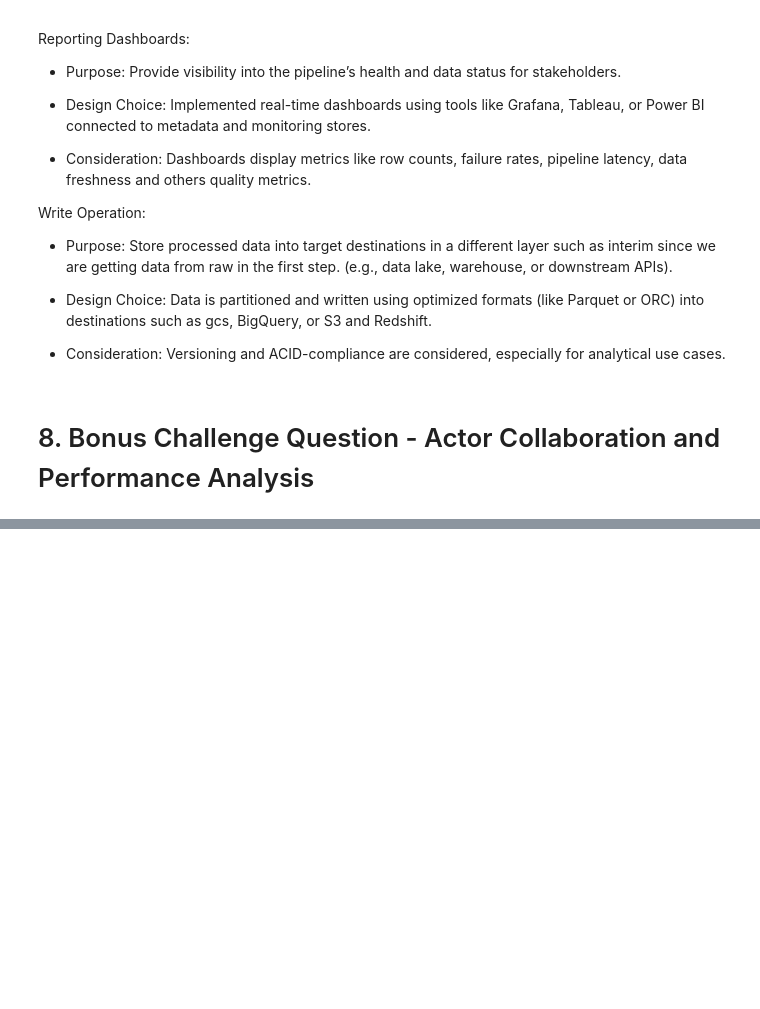
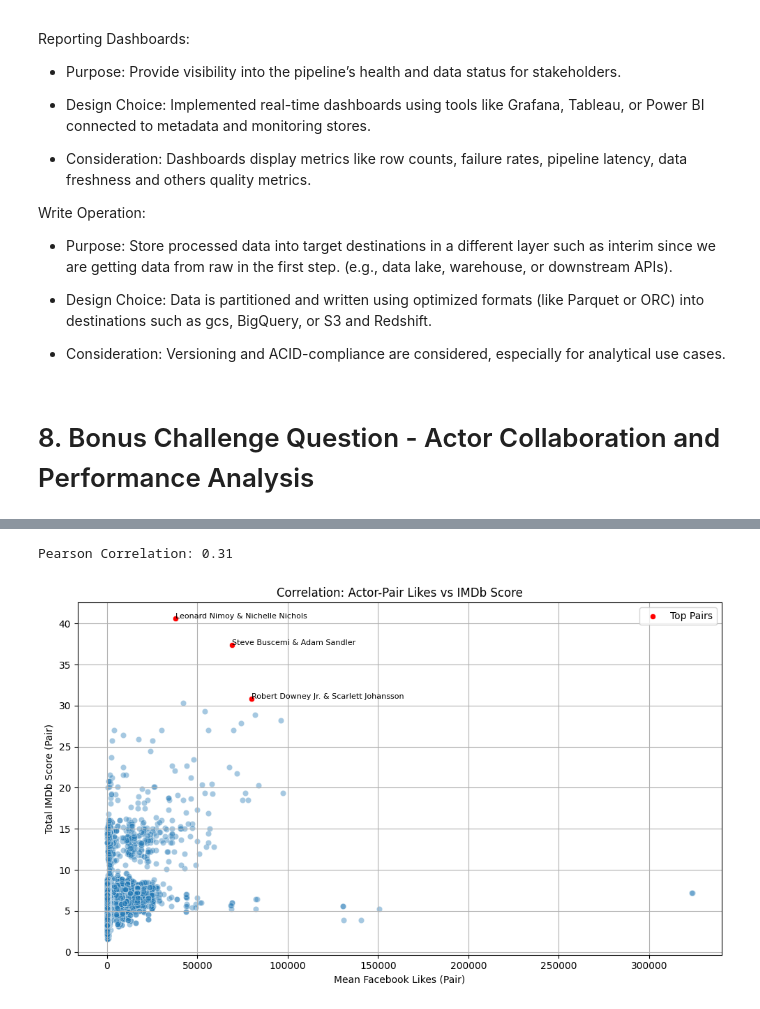
Before and after one commit to brunoVnonato/pyyne_data_eng_test, a Jupyter notebook: movie_metadata_pipeline.ipynb, the cells around one changed output, grey strips where cells are left out. Drawn from its saved outputs; the diff is of its cells as text; code cells hidden in the pictures; blank space fills up the shorter version.

```diff
--- a/movie_metadata_pipeline.ipynb
+++ b/movie_metadata_pipeline.ipynb
@@ -48,6 +53,14 @@ class MoviesMetadataModel(BaseModel):
 # %%
 def percentage_missing(data):
     """
+    Calculate the percentage of missing values for each column in a DataFrame.
+
+    Parameters:
+        data (pd.DataFrame): The input pandas DataFrame to analyze.
+
+    Returns:
+        pd.Series: A Series where each element represents the percentage of
+                   missing values for the corresponding column in the DataFrame.
     """
 
     missing = data.isna().sum()
@@ -59,7 +72,15 @@ def percentage_missing(data):
 def del_spaces(data:pd.DataFrame)->pd.DataFrame:
 
     """
+    Remove leading and trailing whitespace from all string values in a DataFrame.
+
+    Parameters:
+        data (pd.DataFrame): The input DataFrame containing string and non-string values.
+
+    Returns:
+        pd.DataFrame: A new DataFrame with whitespace stripped from all string entries.
     """
+
     if isinstance(data, str):
         return data.strip()
     return data
@@ -67,6 +88,13 @@ def del_spaces(data:pd.DataFrame)->pd.DataFrame:
 def del_duplicates(data:pd.DataFrame)->pd.DataFrame:
 
     """
+    Remove duplicate rows from a DataFrame.
+
+    Parameters:
+        data (pd.DataFrame): The input DataFrame from which duplicate rows should be removed.
+
+    Returns:
+        pd.DataFrame: A new DataFrame with duplicate rows removed.
     """
     data=data.drop_duplicates()
 
@@ -75,7 +103,18 @@ def del_duplicates(data:pd.DataFrame)->pd.DataFrame:
 def fill_missing_zero(data:pd.DataFrame, columns_to_fill:list)->pd.DataFrame:
 
     """
+    Fill missing values in specified columns with zero and apply logic-based imputation for the 'color' column.
+
+    Parameters:
+        data (pd.DataFrame): The input DataFrame containing missing values.
+        columns_to_fill (list): A list of column names where missing values should be filled with 0.
+
+    Returns:
+        pd.DataFrame: The updated DataFrame with specified columns filled with 0, and the 'color' column
+                      filled with 'Color' where 'title_year' is greater than or equal to 1970.
+
     """
+    # Filling NA
     data[columns_to_fill]=data[columns_to_fill].fillna(0)
 
     # Filling Color
@@ -86,6 +125,13 @@ def fill_missing_zero(data:pd.DataFrame, columns_to_fill:list)->pd.DataFrame:
 def drop_nulls(data:pd.DataFrame)->pd.DataFrame:
 
     """
+    Drop all rows from the DataFrame that contain any missing (NaN) values.
+
+    Parameters:
+        data (pd.DataFrame): The input DataFrame from which rows with missing values should be removed.
+
+    Returns:
+        pd.DataFrame: A new DataFrame with all rows containing NaN values dropped.
     """
     data=data.dropna()
     return data
@@ -845,0 +1034,7 @@ Write Operation:
+# %%
+imdb_matrix, like_matrix, index_actor, _ = build_coacting_adjacency_matrix(df=data)
+# %%
+imdb_scores = correlation_likes_vs_imdb(imdb_matrix=imdb_matrix, like_matrix=like_matrix, index_actor=index_actor, top_n=3)
+# %% [output]
+Pearson Correlation: 0.31
+[figure, added]
```
Also changed, not shown: parts of 14 cells of this notebook.
